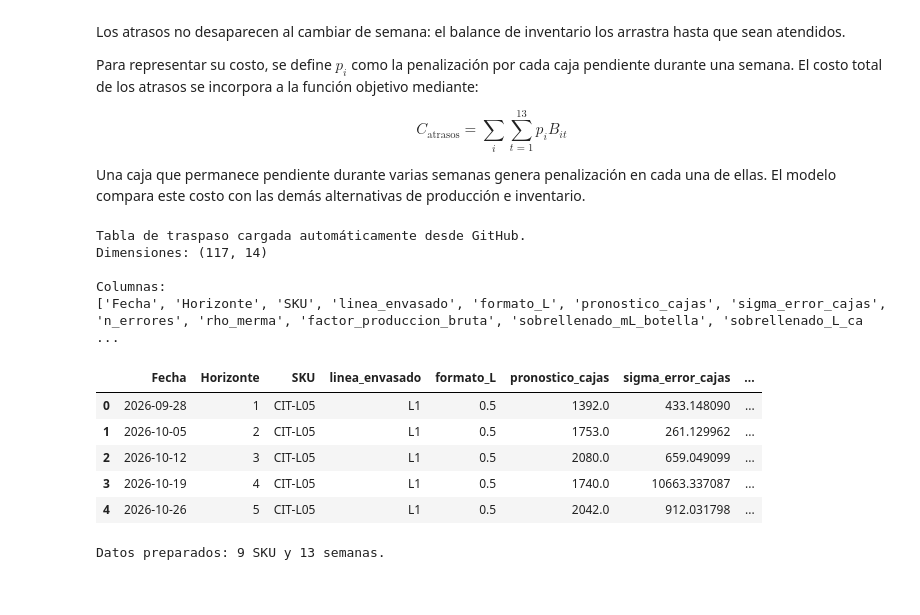
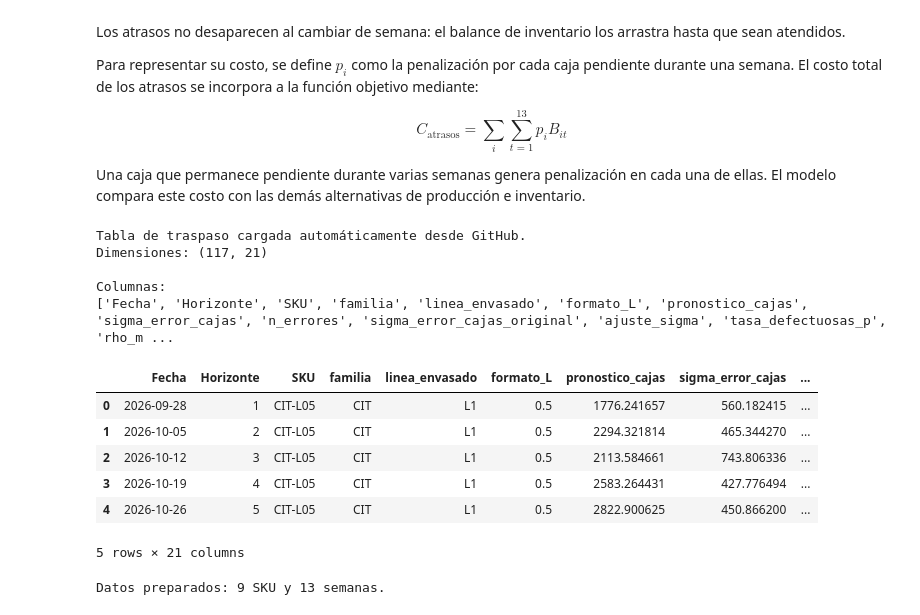
Before and after one commit to angelolucero-cloud/GO-Grupo-2, a Jupyter notebook: Entrega 2/Parte A, B y C /Entrega-2-Parte-A-B-C.ipynb, the cells around one changed output. Cells and saved outputs as stored; diff of their text form; code cells hidden in the pictures.

```diff
--- a/Entrega 2/Parte A, B y C /Entrega-2-Parte-A-B-C.ipynb
+++ b/Entrega 2/Parte A, B y C /Entrega-2-Parte-A-B-C.ipynb
@@ -80,38 +80,39 @@ Una caja que permanece pendiente durante varias semanas genera penalización en
 # %%
 import pandas as pd
 from urllib.parse import quote
 
 BASE_GITHUB = (
     "https://raw.githubusercontent.com/"
     "angelolucero-cloud/GO-Grupo-2/main/"
 )
 
 def cargar_csv(ruta):
     url = BASE_GITHUB + quote(ruta, safe="/")
     return pd.read_csv(url, encoding="utf-8-sig")
 
 tabla_traspaso = cargar_csv(
-    "Entrega 2/Parte A Formulación/tabla_traspaso_entrega2.csv"
+    "RETRO_1/tabla_traspaso_retro.csv"
 )
 
 print("Tabla de traspaso cargada automáticamente desde GitHub.")
 print("Dimensiones:", tabla_traspaso.shape)
 print("\nColumnas:")
 print(tabla_traspaso.columns.tolist())
 
 display(tabla_traspaso.head())
 # %% [output]
 Tabla de traspaso cargada automáticamente desde GitHub.
-Dimensiones: (117, 14)
+Dimensiones: (117, 21)
 
 Columnas:
-['Fecha', 'Horizonte', 'SKU', 'linea_envasado', 'formato_L', 'pronostico_cajas', 'sigma_error_cajas', 'n_errores', 'rho_merma', 'factor_produccion_bruta', 'sobrellenado_mL_botella', 'sobrellenado_L_ca ...
+['Fecha', 'Horizonte', 'SKU', 'familia', 'linea_envasado', 'formato_L', 'pronostico_cajas', 'sigma_error_cajas', 'n_errores', 'sigma_error_cajas_original', 'ajuste_sigma', 'tasa_defectuosas_p', 'rho_m ...
-|  | Fecha | Horizonte | SKU | linea_envasado | formato_L | pronostico_cajas | sigma_error_cajas | ... |
-| 0 | 2026-09-28 | 1 | CIT-L05 | L1 | 0.5 | 1392.0 | 433.148090 | ... |
-| 1 | 2026-10-05 | 2 | CIT-L05 | L1 | 0.5 | 1753.0 | 261.129962 | ... |
-| 2 | 2026-10-12 | 3 | CIT-L05 | L1 | 0.5 | 2080.0 | 659.049099 | ... |
-| 3 | 2026-10-19 | 4 | CIT-L05 | L1 | 0.5 | 1740.0 | 10663.337087 | ... |
-| 4 | 2026-10-26 | 5 | CIT-L05 | L1 | 0.5 | 2042.0 | 912.031798 | ... |
+|  | Fecha | Horizonte | SKU | familia | linea_envasado | formato_L | pronostico_cajas | sigma_error_cajas | ... |
+| 0 | 2026-09-28 | 1 | CIT-L05 | CIT | L1 | 0.5 | 1776.241657 | 560.182415 | ... |
+| 1 | 2026-10-05 | 2 | CIT-L05 | CIT | L1 | 0.5 | 2294.321814 | 465.344270 | ... |
+| 2 | 2026-10-12 | 3 | CIT-L05 | CIT | L1 | 0.5 | 2113.584661 | 743.806336 | ... |
+| 3 | 2026-10-19 | 4 | CIT-L05 | CIT | L1 | 0.5 | 2583.264431 | 427.776494 | ... |
+| 4 | 2026-10-26 | 5 | CIT-L05 | CIT | L1 | 0.5 | 2822.900625 | 450.866200 | ... |
+5 rows × 21 columns
 # %%
 datos = tabla_traspaso.copy()
 
```
Also changed, not shown: parts of 21 cells of this notebook.
